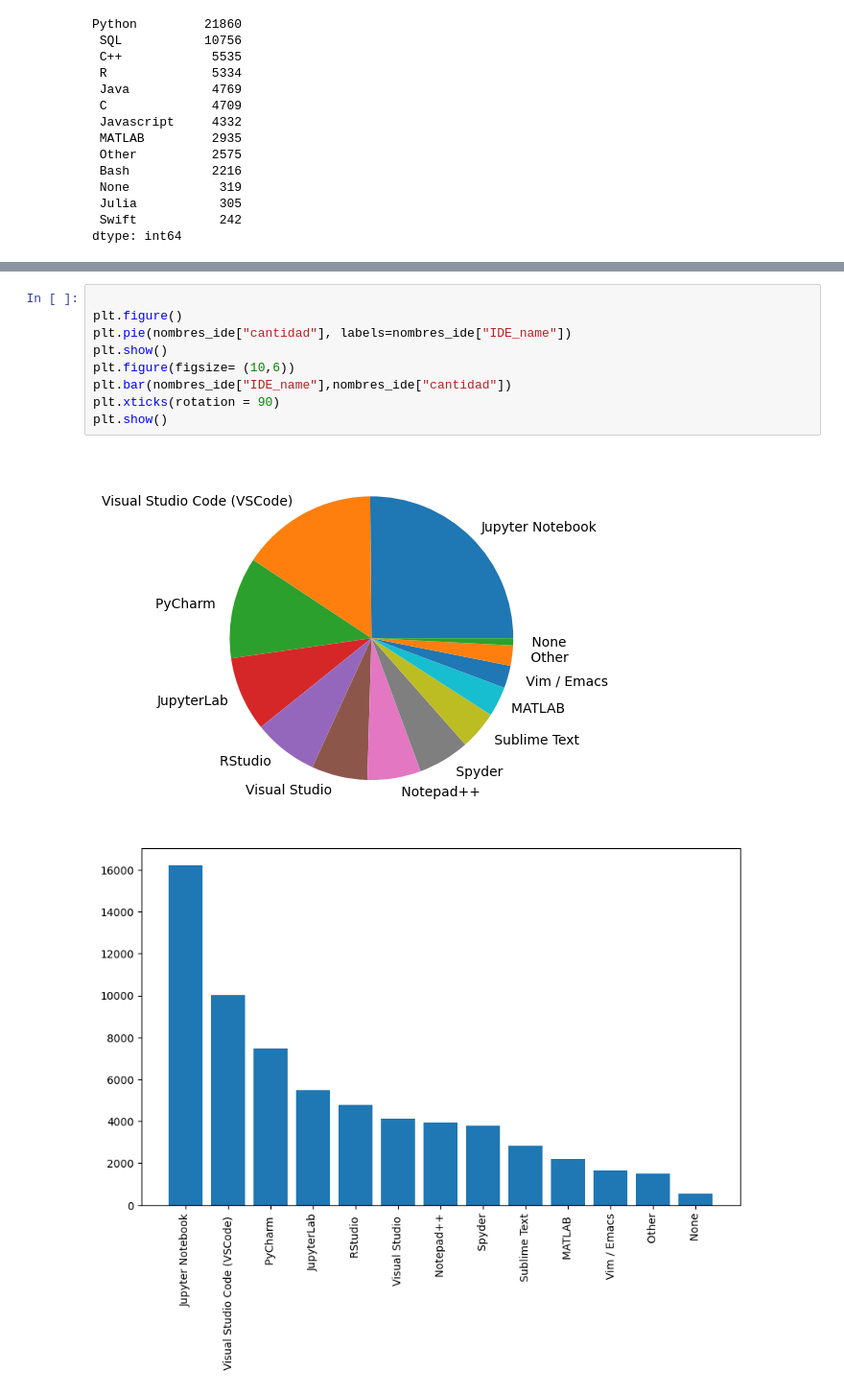
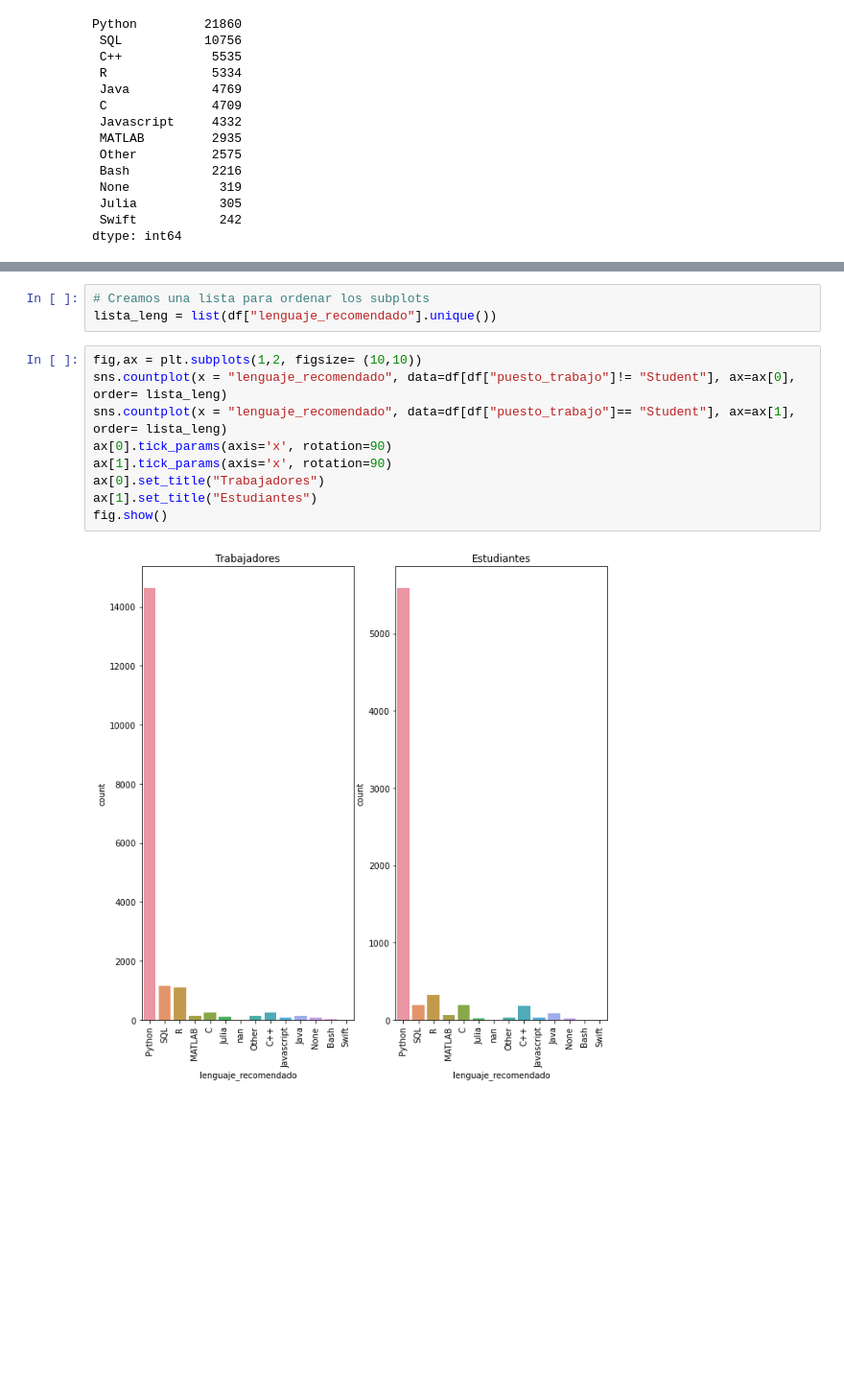
Before and after one commit to paulafuenteg/Kaggle-DS-ML-Survey, a Jupyter notebook: Limpieza/limpieza.ipynb, the cells around one changed output, grey strips where cells are left out. Shown at 96% size. Cells and saved outputs as stored; diff of their text form; blank space fills up the shorter version.

```diff
--- a/Limpieza/limpieza.ipynb
+++ b/Limpieza/limpieza.ipynb
@@ -613,12 +737,14 @@ nombres_ide.replace("Jupyter (JupyterLab", "JupyterLab", inplace= True) #renombr
-# %%
-
-plt.figure()
-plt.pie(nombres_ide["cantidad"], labels=nombres_ide["IDE_name"])
-plt.show()
-plt.figure(figsize= (10,6))
-plt.bar(nombres_ide["IDE_name"],nombres_ide["cantidad"])
-plt.xticks(rotation = 90)
-plt.show()
-# %% [output]
-[figure, removed]
-[figure, removed]
+# %%
+# Creamos una lista para ordenar los subplots
+lista_leng = list(df["lenguaje_recomendado"].unique())
+# %%
+fig,ax = plt.subplots(1,2, figsize= (10,10))
+sns.countplot(x = "lenguaje_recomendado", data=df[df["puesto_trabajo"]!= "Student"], ax=ax[0], order= lista_leng)
+sns.countplot(x = "lenguaje_recomendado", data=df[df["puesto_trabajo"]== "Student"], ax=ax[1], order= lista_leng)
+ax[0].tick_params(axis='x', rotation=90)
+ax[1].tick_params(axis='x', rotation=90)
+ax[0].set_title("Trabajadores")
+ax[1].set_title("Estudiantes")
+fig.show()
+# %% [output]
+[figure, added]
```
Also changed, not shown: parts of 32 cells of this notebook.
